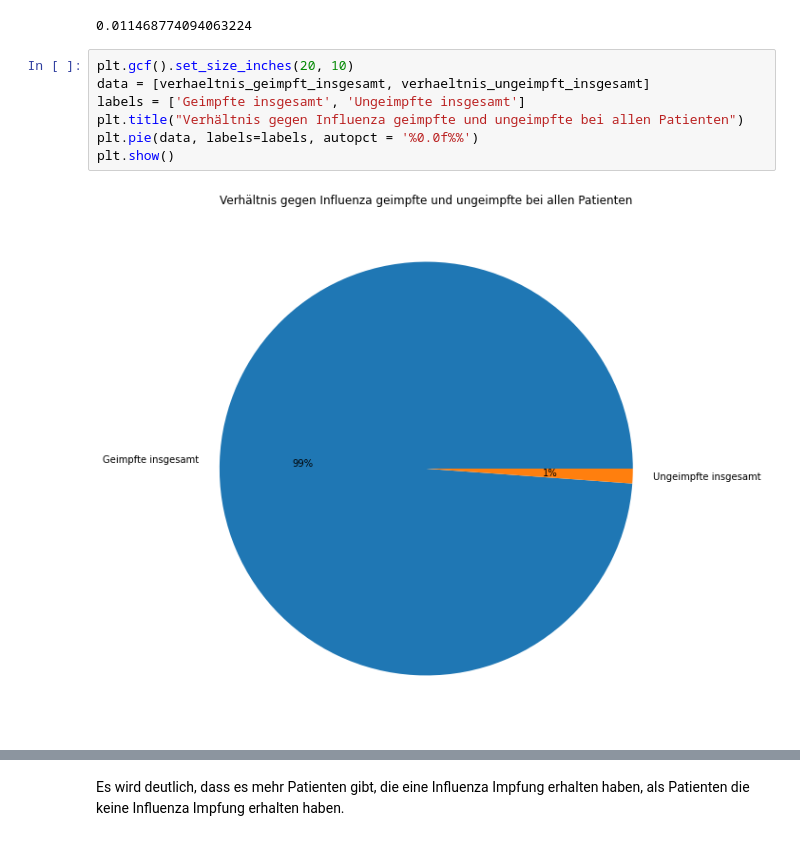
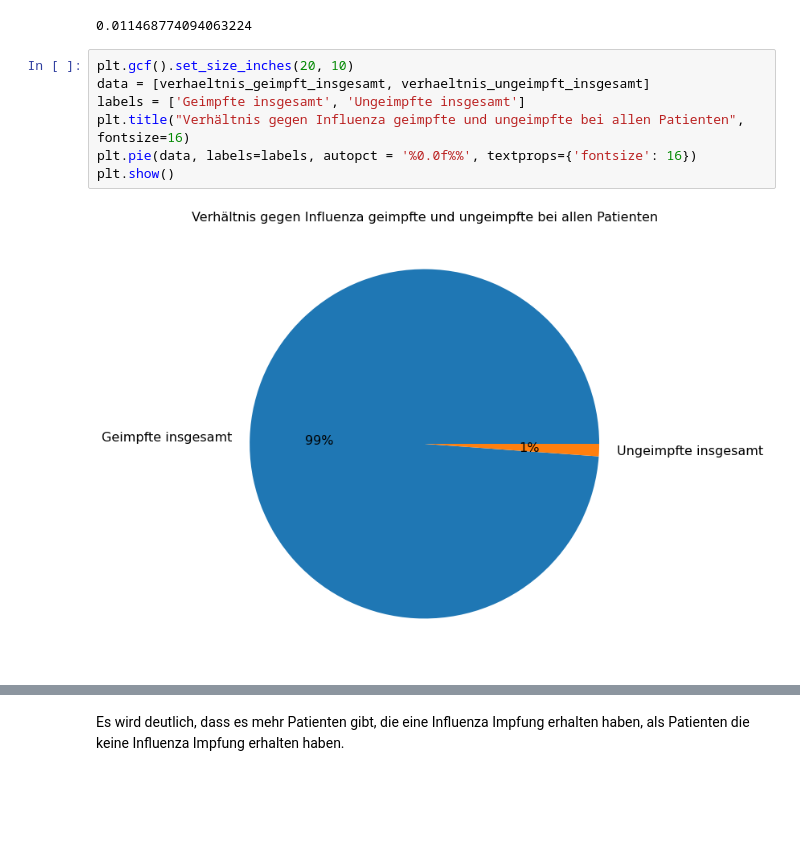
Before and after one commit to Fuenfgeld/DMA2022DataProjectA, a Jupyter notebook: Code/analyse.ipynb, the cells around one changed output, grey strips where cells are left out. Cells and saved outputs as stored; diff of their text form; blank space fills up the shorter version.

Commit message:
Plots für analyse besser lesbar, bilder für readme erstellt #19 #18

```diff
--- a/Code/analyse.ipynb
+++ b/Code/analyse.ipynb
@@ -176,12 +176,12 @@ verhaeltnis_ungeimpft_insgesamt
 # %%
 plt.gcf().set_size_inches(20, 10)
 data = [verhaeltnis_geimpft_insgesamt, verhaeltnis_ungeimpft_insgesamt]
 labels = ['Geimpfte insgesamt', 'Ungeimpfte insgesamt']
-plt.title("Verhältnis gegen Influenza geimpfte und ungeimpfte bei allen Patienten")
-plt.pie(data, labels=labels, autopct = '%0.0f%%')
+plt.title("Verhältnis gegen Influenza geimpfte und ungeimpfte bei allen Patienten", fontsize=16)
+plt.pie(data, labels=labels, autopct = '%0.0f%%', textprops={'fontsize': 16})
 plt.show()
 # %% [output]
-[figure, old version]
+[figure, new version]
 # %%
 plt.gcf().set_size_inches(20, 10)
 countplot_gestorbene = sns.countplot(x="Grippe Impfung", data=geimpfte_patienten_all_df)
```
Also changed, not shown: parts of 10 cells of this notebook, 6 other files.
